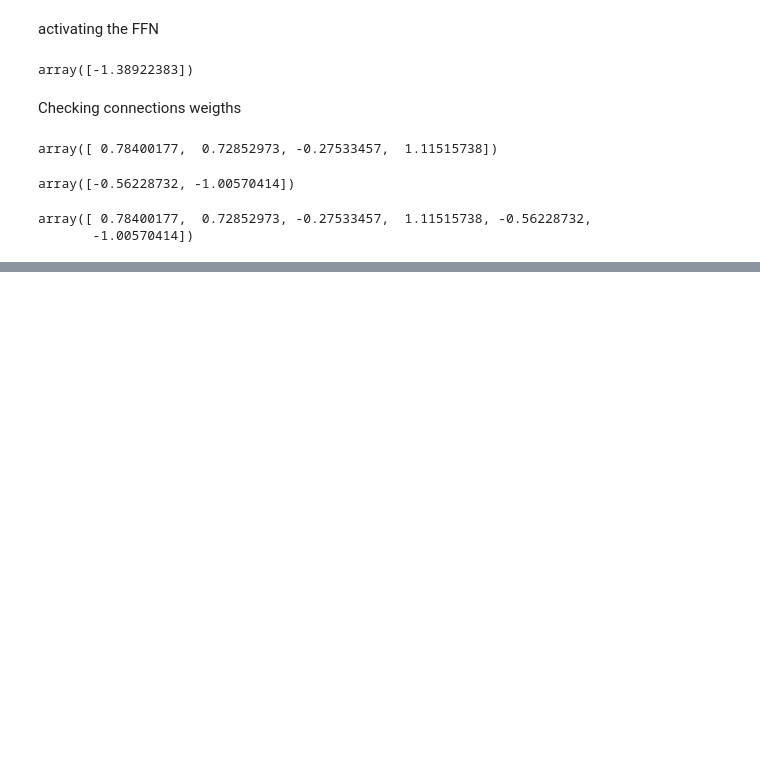
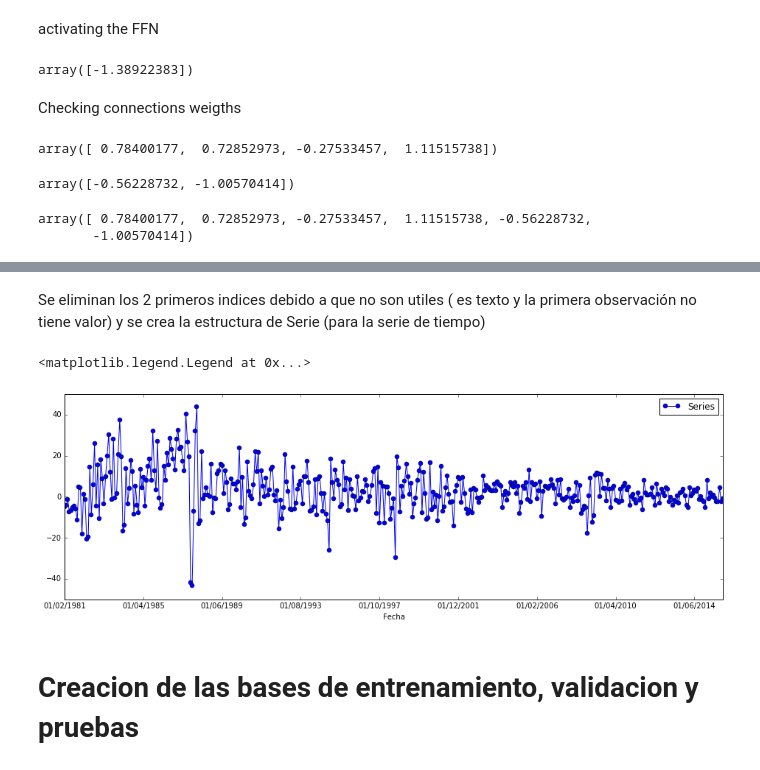
Before and after one commit to Ark93/RedNeuronal, a Jupyter notebook: FFNN.ipynb, the cells around one changed output, grey strips where cells are left out. Saved outputs shown, nothing was run; the diff lists cells and outputs as text; code cells hidden in the pictures; blank space fills up the shorter version.

Commit message:
Set DataSet (need to be redefined) and set FFN with trainer and first attempt of prediction

```diff
--- a/FFNN.ipynb
+++ b/FFNN.ipynb
@@ -71,0 +127,23 @@ array([ 0.78400177,  0.72852973, -0.27533457,  1.11515738, -0.56228732,
+# %%
+rawData = pd.read_csv('resources/Consulta_Banxico.csv', sep=',', encoding='latin1', skiprows=16, skip_blank_lines=True)
+column = rawData.columns.values
+# %%
+rawData
+Data = rawData.drop(rawData.index[:2])
+Data = Data.reset_index(drop = True)
+Data.columns = ['Fecha' , 'Tasa de crecimiento Mensual']
+# %% [markdown]
+Se eliminan los 2 primeros indices debido a que no son utiles ( es texto y la primera observación no tiene valor) y se crea la estructura de Serie (para la serie de tiempo)
+# %%
+TS = pd.Series(Data['Tasa de crecimiento Mensual'].astype(float))
+# %%
+TS.index= Data['Fecha']
+# %%
+plt.figure()
+TS.plot(style='o-', label = 'Series')
+plt.legend()
+# %% [output]
+<matplotlib.legend.Legend at 0x...>
+[figure, added]
+# %% [markdown]
+# Creacion de las bases de entrenamiento, validacion y pruebas
```
Also changed, not shown: parts of 29 cells of this notebook, 1 other file.
